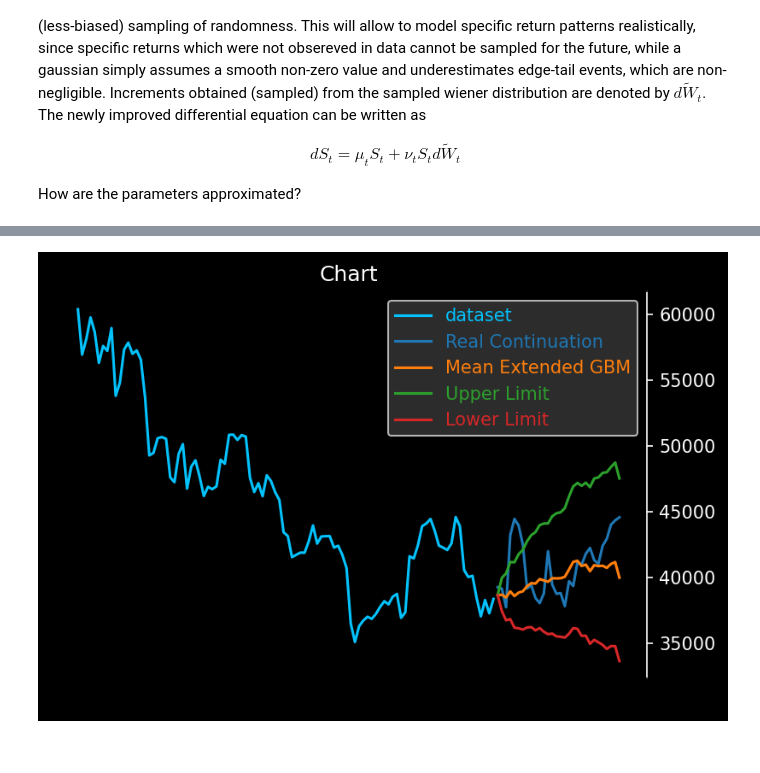
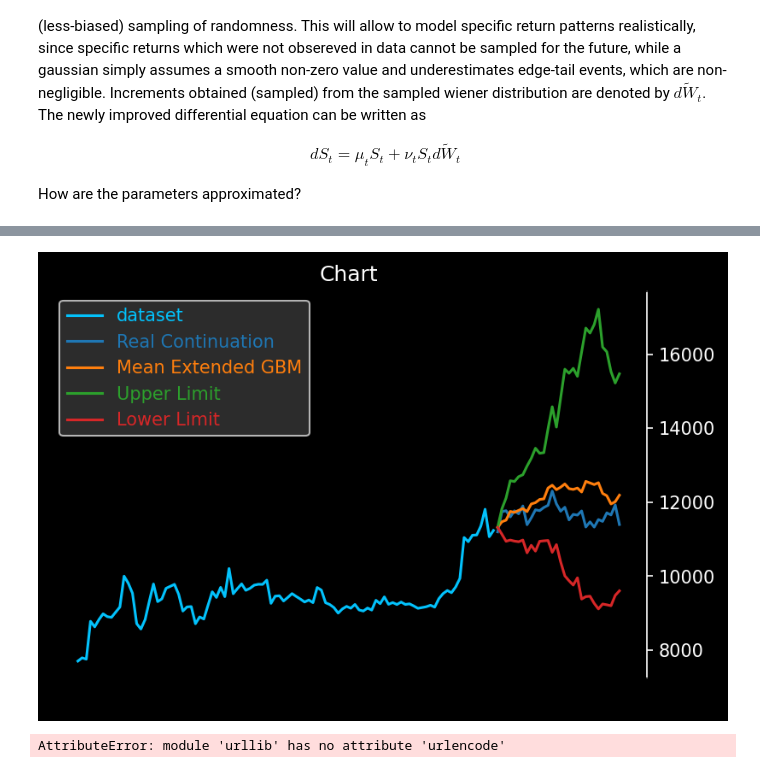
Before and after one commit to B0-B/chartPeer-trading, a Jupyter notebook: ChartPeer-SDK/stochastic_volatility.ipynb, the cells around one changed output, grey strips where cells are left out. Cells and saved outputs as stored; diff of their text form; code cells hidden in the pictures.

```diff
--- a/ChartPeer-SDK/stochastic_volatility.ipynb
+++ b/ChartPeer-SDK/stochastic_volatility.ipynb
@@ -6,7 +6,7 @@ from chartpeer.analysis import *
 data = load.closedFromFile('C:\\Users\\weezl\\Desktop\\B0-B\\Scripting\\chartPeer-trading\\ChartPeer-SDK\\data\\XBTUSD_1440.csv')
 
 # get 365 recent days of bitcoin closed prices
-fade = 280
+fade = 850
 yearDataset = data[-365-fade:-fade]
 
 # split the the year in 11 months and one additional "continuation" month
@@ -422,7 +375,7 @@ def lstm_gbm (dataset, feature_length, generations=10, smoothing=14,
         'lower': lower_lim
     }
 
-output = lstm_gbm(testSet, 30, epochs=(20,10), smoothing=5)
+output = lstm_gbm(testSet, 30, epochs=(20,10), smoothing=14)
 
 plot.chart(testSet[-100:], predictionSets = {
     'Real Continuation': continuation,
@@ -450,2 +403,9 @@ Epoch 10/10
 1/1 [==============================] - 0s 19ms/step
-[figure, old version]
+[figure, new version]
+# %%
+# make a real time prediction
+from chartpeer.loader import krakenApi
+
+ohlc = krakenApi.ohlc('BTC', 60)
+# %% [output]
+AttributeError: module 'urllib' has no attribute 'urlencode'
```
Also changed, not shown: parts of 9 cells of this notebook, 1 other file.
